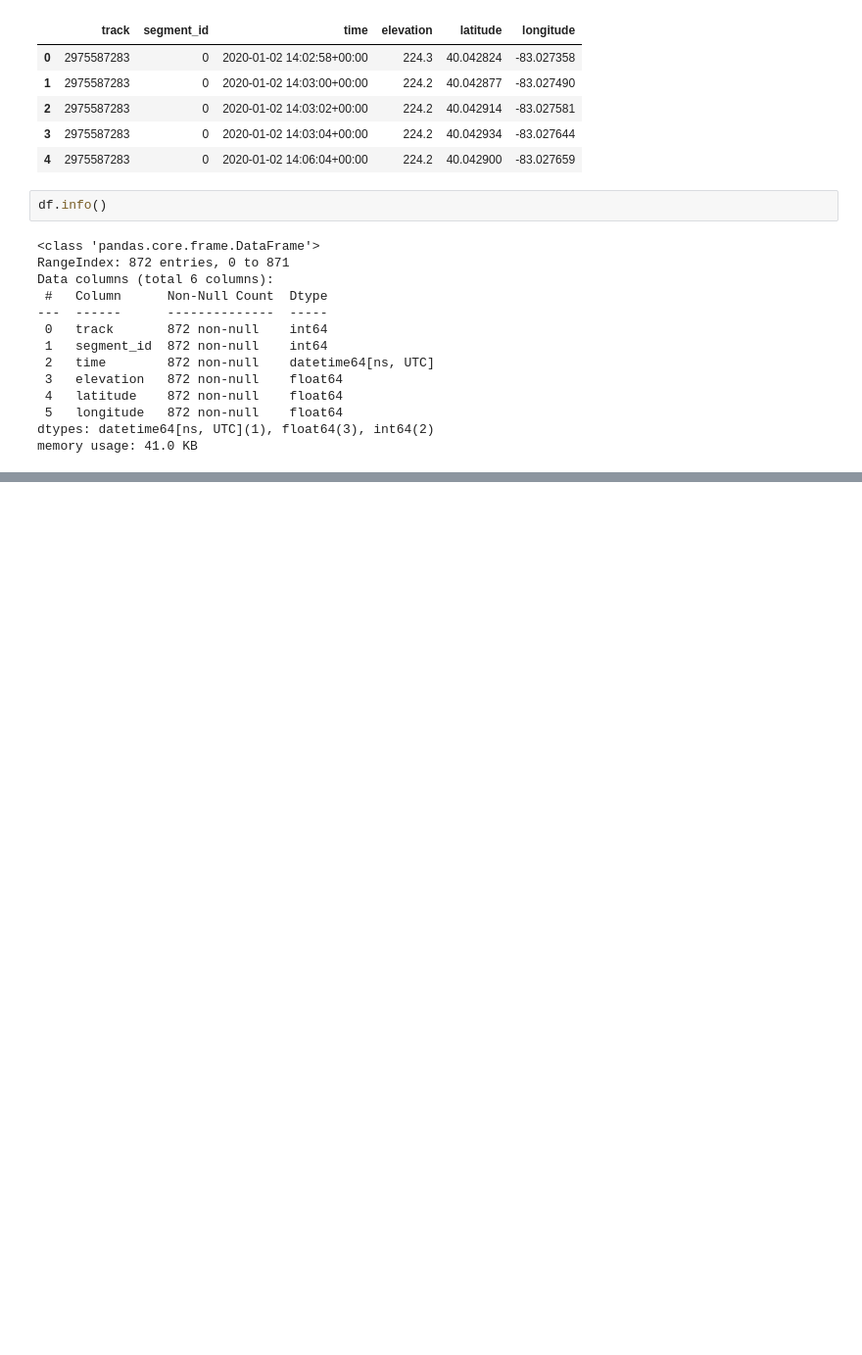
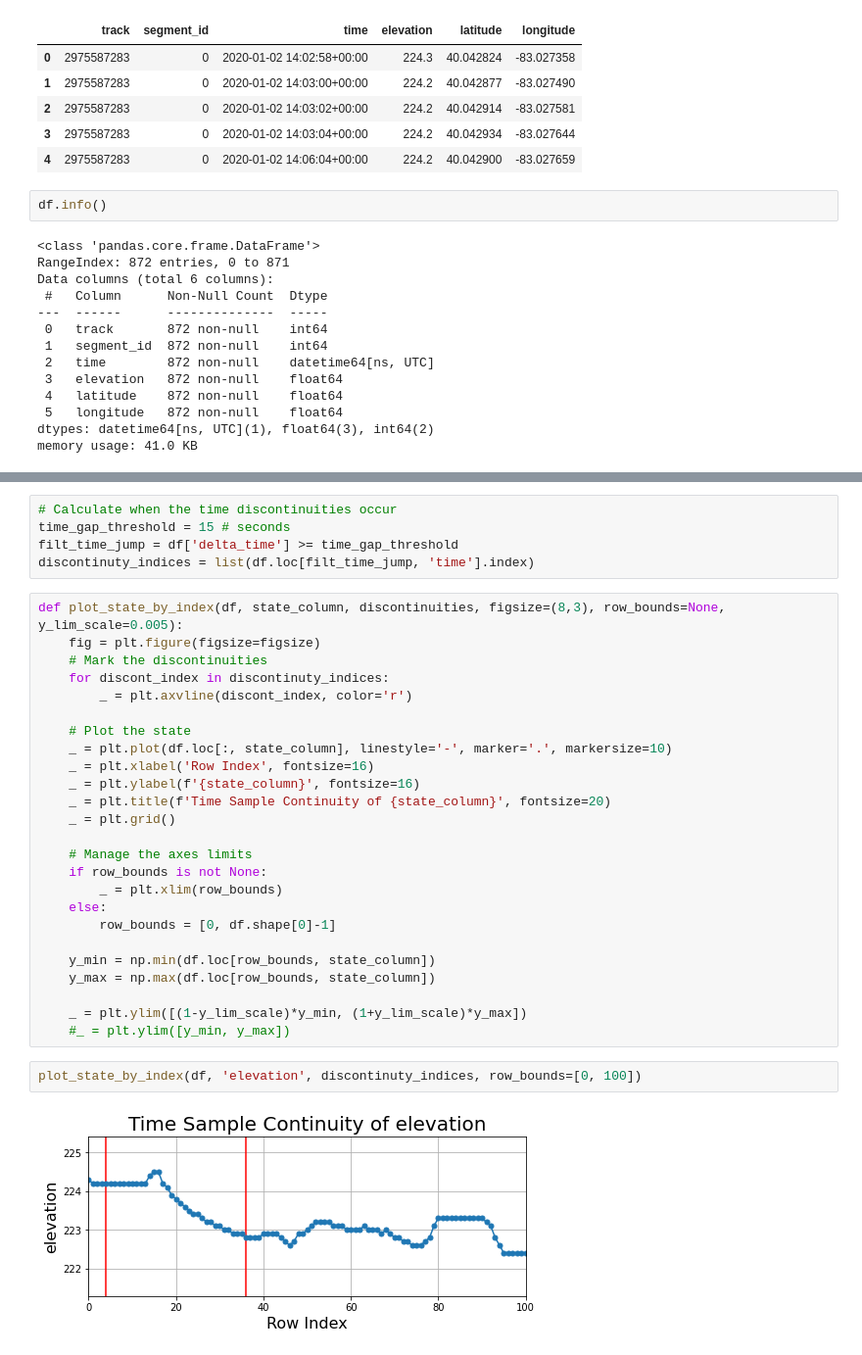
Before and after one commit to ericbauer55/strava-fitness, a Jupyter notebook: src/notebooks/2. Prototyping Sample Time Normalization.ipynb, the cells around one changed output, grey strips where cells are left out. Shown at 98% size. Drawn from its saved outputs; the diff is of its cells as text; blank space fills up the shorter version.

```diff
--- a/src/notebooks/2. Prototyping Sample Time Normalization.ipynb
+++ b/src/notebooks/2. Prototyping Sample Time Normalization.ipynb
@@ -41,0 +105,34 @@ memory usage: 41.0 KB
+# %%
+# Calculate when the time discontinuities occur
+time_gap_threshold = 15 # seconds
+filt_time_jump = df['delta_time'] >= time_gap_threshold
+discontinuty_indices = list(df.loc[filt_time_jump, 'time'].index)
+# %%
+def plot_state_by_index(df, state_column, discontinuities, figsize=(8,3), row_bounds=None, y_lim_scale=0.005):
+    fig = plt.figure(figsize=figsize)
+    # Mark the discontinuities
+    for discont_index in discontinuty_indices:
+        _ = plt.axvline(discont_index, color='r')
+
+    # Plot the state
+    _ = plt.plot(df.loc[:, state_column], linestyle='-', marker='.', markersize=10)
+    _ = plt.xlabel('Row Index', fontsize=16)
+    _ = plt.ylabel(f'{state_column}', fontsize=16)
+    _ = plt.title(f'Time Sample Continuity of {state_column}', fontsize=20)
+    _ = plt.grid()
+
+    # Manage the axes limits
+    if row_bounds is not None:
+        _ = plt.xlim(row_bounds)
+    else:
+        row_bounds = [0, df.shape[0]-1]
+
+    y_min = np.min(df.loc[row_bounds, state_column])
+    y_max = np.max(df.loc[row_bounds, state_column])
+
+    _ = plt.ylim([(1-y_lim_scale)*y_min, (1+y_lim_scale)*y_max])
+    #_ = plt.ylim([y_min, y_max])
+# %%
+plot_state_by_index(df, 'elevation', discontinuty_indices, row_bounds=[0, 100])
+# %% [output]
+[figure, added]
```
Also changed, not shown: parts of 16 cells of this notebook, 1 other file.
